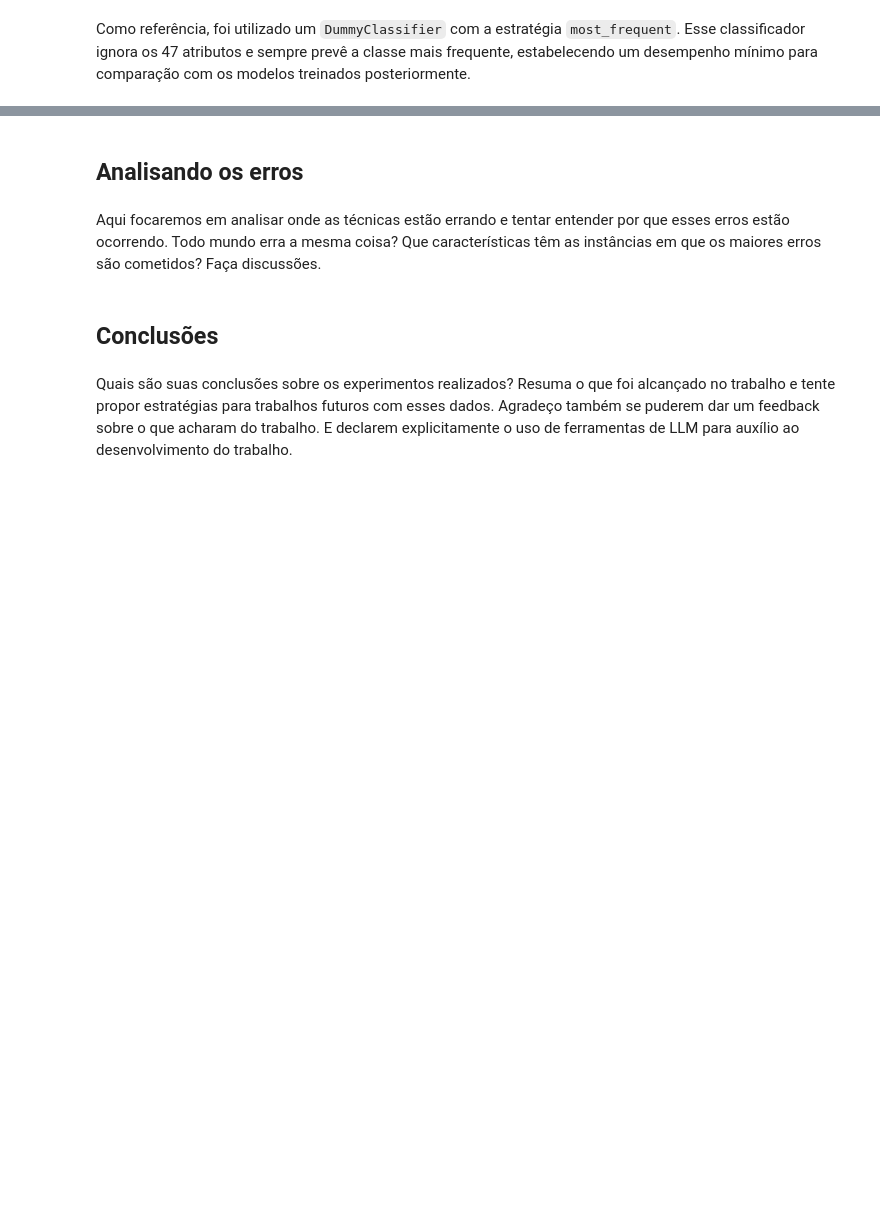
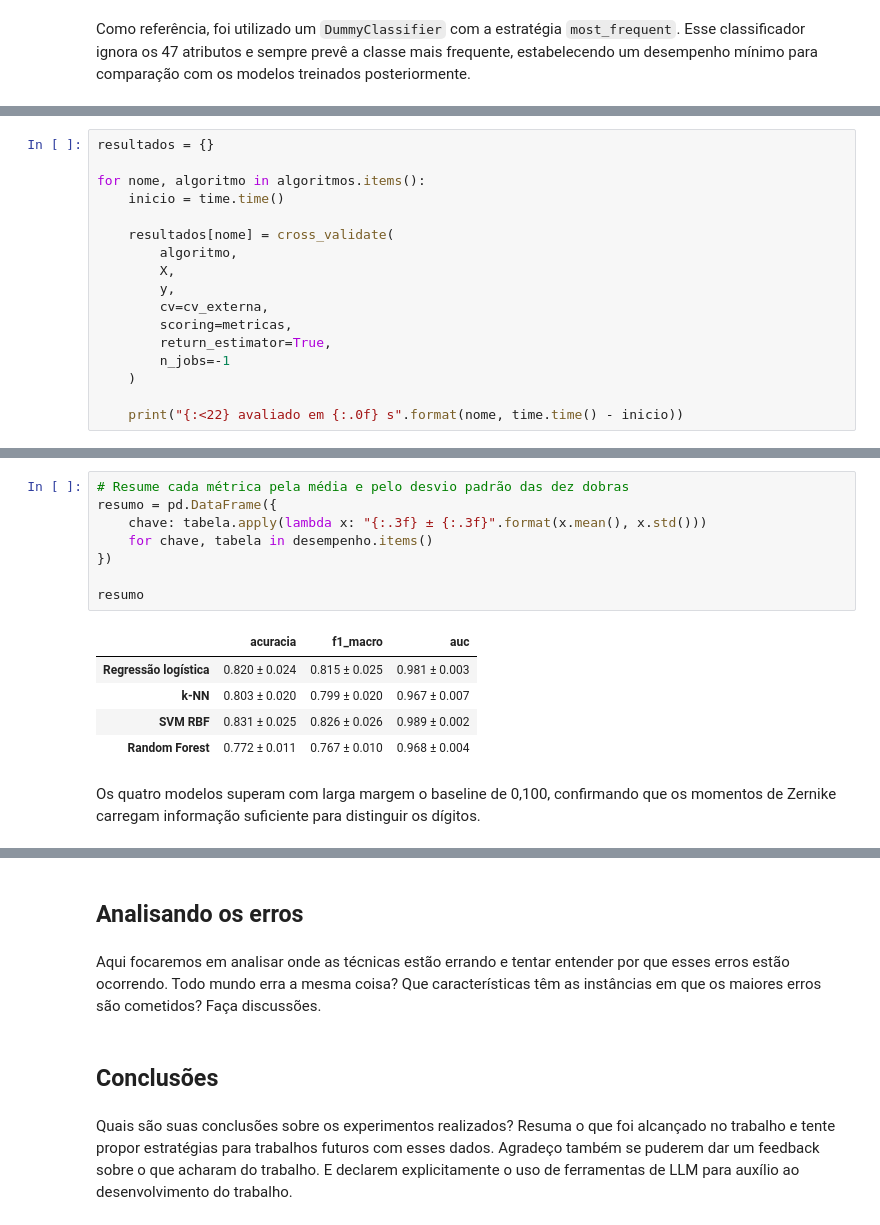
Before and after one commit to GabrielNegreiro28/aprendizado-de-maquina, a Jupyter notebook: Projeto_2_-_AM_zernike.ipynb, the cells around one changed output, grey strips where cells are left out. Drawn from its saved outputs; the diff is of its cells as text; blank space fills up the shorter version.

```diff
--- a/Projeto_2_-_AM_zernike.ipynb
+++ b/Projeto_2_-_AM_zernike.ipynb
@@ -321,0 +635,17 @@ O `DummyClassifier` obteve acurácia de aproximadamente 0,100 e F1 macro de apro
+# %%
+resultados = {}
+
+for nome, algoritmo in algoritmos.items():
+    inicio = time.time()
+
+    resultados[nome] = cross_validate(
+        algoritmo,
+        X,
+        y,
+        cv=cv_externa,
+        scoring=metricas,
+        return_estimator=True,
+        n_jobs=-1
+    )
+
+    print("{:<22} avaliado em {:.0f} s".format(nome, time.time() - inicio))
@@ -321,0 +680,16 @@ O `DummyClassifier` obteve acurácia de aproximadamente 0,100 e F1 macro de apro
+# %%
+# Resume cada métrica pela média e pelo desvio padrão das dez dobras
+resumo = pd.DataFrame({
+    chave: tabela.apply(lambda x: "{:.3f} ± {:.3f}".format(x.mean(), x.std()))
+    for chave, tabela in desempenho.items()
+})
+
+resumo
+# %% [output]
+|  | acuracia | f1_macro | auc |
+| Regressão logística | 0.820 ± 0.024 | 0.815 ± 0.025 | 0.981 ± 0.003 |
+| k-NN | 0.803 ± 0.020 | 0.799 ± 0.020 | 0.967 ± 0.007 |
+| SVM RBF | 0.831 ± 0.025 | 0.826 ± 0.026 | 0.989 ± 0.002 |
+| Random Forest | 0.772 ± 0.011 | 0.767 ± 0.010 | 0.968 ± 0.004 |
+# %% [markdown]
+Os quatro modelos superam com larga margem o baseline de 0,100, confirmando que os momentos de Zernike carregam informação suficiente para distinguir os dígitos.
```
Also changed, not shown: parts of 42 cells of this notebook.
